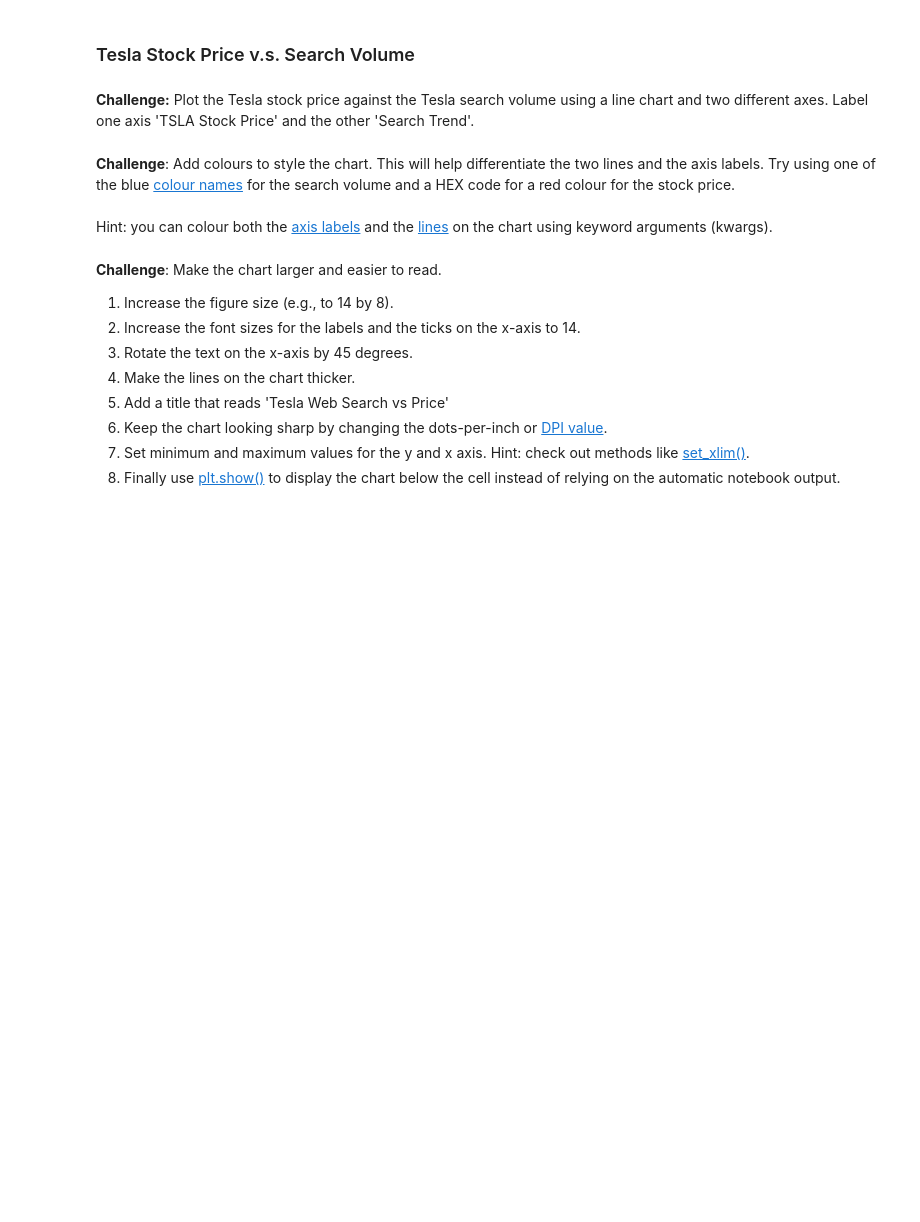
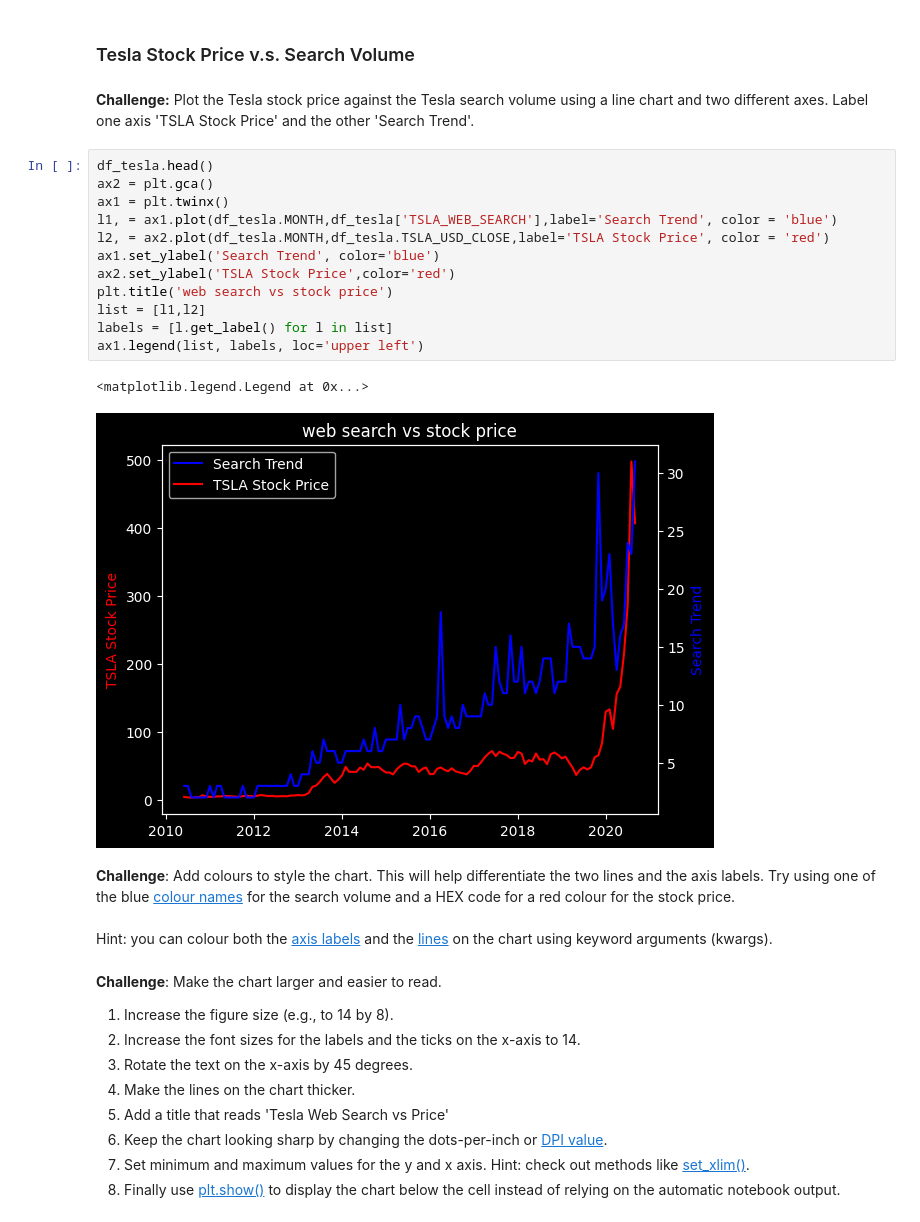
Before and after one commit to marcinszlaz/__100_Days_of_Code_Python_Bootcamp__, a Jupyter notebook: Day_75/Google Trends and Data Visualisation (start).ipynb, the cells around one changed output. Drawn from its saved outputs; the diff is of its cells as text; blank space fills up the shorter version.

```diff
--- a/Day_75/Google Trends and Data Visualisation (start).ipynb
+++ b/Day_75/Google Trends and Data Visualisation (start).ipynb
@@ -209,6 +238,21 @@ df_btc_monthly.shape
 ### Tesla Stock Price v.s. Search Volume
 # %% [markdown]
 **Challenge:** Plot the Tesla stock price against the Tesla search volume using a line chart and two different axes. Label one axis 'TSLA Stock Price' and the other 'Search Trend'.
+# %%
+df_tesla.head()
+ax2 = plt.gca()
+ax1 = plt.twinx()
+l1, = ax1.plot(df_tesla.MONTH,df_tesla['TSLA_WEB_SEARCH'],label='Search Trend', color = 'blue')
+l2, = ax2.plot(df_tesla.MONTH,df_tesla.TSLA_USD_CLOSE,label='TSLA Stock Price', color = 'red')
+ax1.set_ylabel('Search Trend', color='blue')
+ax2.set_ylabel('TSLA Stock Price',color='red')
+plt.title('web search vs stock price')
+list = [l1,l2]
+labels = [l.get_label() for l in list]
+ax1.legend(list, labels, loc='upper left')
+# %% [output]
+<matplotlib.legend.Legend at 0x...>
+[figure, added]
 # %% [markdown]
 **Challenge**: Add colours to style the chart. This will help differentiate the two lines and the axis labels. Try using one of the blue [colour names](https://matplotlib.org/3.1.1/gallery/color/named_colors.html) for the search volume and a HEX code for a red colour for the stock price.
 <br>
```
Also changed, not shown: parts of 9 cells of this notebook, 1 other file.
